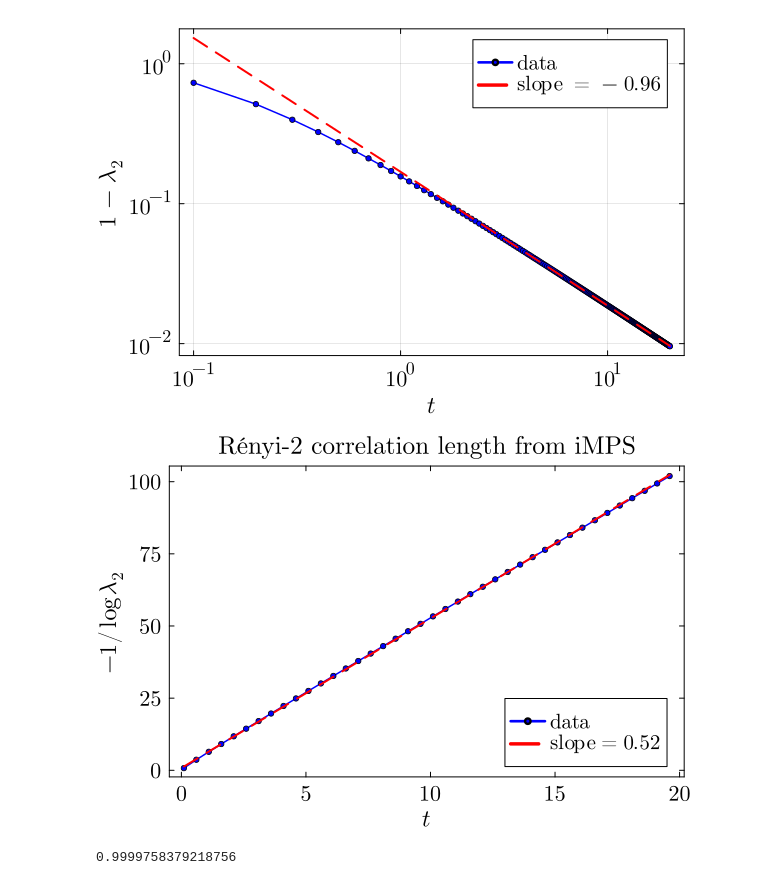
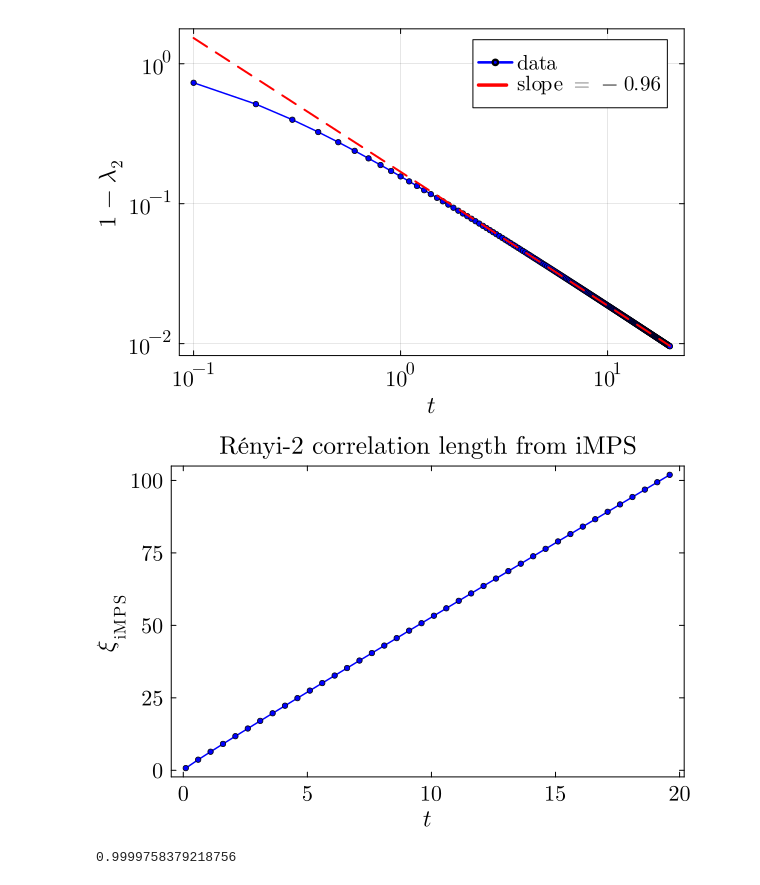
Before and after one commit to jahauser/U1_SWSSB, a Jupyter notebook: notebooks/26_01_03_iTEBD.ipynb, the cells around one changed output. Saved outputs shown, nothing was run; the diff lists cells and outputs as text; code cells hidden in the pictures.

```diff
--- a/notebooks/26_01_03_iTEBD.ipynb
+++ b/notebooks/26_01_03_iTEBD.ipynb
@@ -1248,29 +1248,34 @@ plt
 # %% [output]
 [figure]
 # %%
-plt = plot( legend=:outerright, framestyle=:box,
-           xlabel=L"t", ylabel=L"-1/\log \lambda_2")#, size=(400,400))
+plt = plot( #legend=:outerright,
+framestyle=:box,
+           xlabel=L"t", ylabel=L"\xi_{\textsf{iMPS}}",
+           tickfont=font("Computer Modern", 14), xguidefontsize = 16, yguidefontsize = 16, legendfontsize = 14, grid=false)#, size=(400,400))
 
 xs = 0:200
 ys = -1 ./ log.(processed_λs[:, 2:end])
 
 xdata = xs[2:5:end]
 ydata = ys[2:5:end, 1]
 
-plot!(plt, xdata * 0.1, ydata; color=:blue, label=L"\textrm{data}", m=(:circle, 3), lw=1.5, title="Rényi-2 correlation length from iMPS", titlefont=font("Computer Modern", 16))
+plot!(plt, xdata * 0.1, ydata; color=:blue,
+# label=L"\textrm{data}",
+label="",
+m=(:circle, 3), lw=1.5, title="Rényi-2 correlation length from iMPS", titlefont=font("Computer Modern", 16))
 
-t0 = 0
-A = [ones(length(xdata[t0+1:5:end])) xdata[t0+1:5:end]]
-b, m = A \ ydata[t0+1:5:end]
-fit_y = b .+ m .* xdata
-fit_label = L"\textrm{slope} = %$(round(m; digits=2))"
+# t0 = 0
+# A = [ones(length(xdata[t0+1:5:end])) xdata[t0+1:5:end]]
+# b, m = A \ ydata[t0+1:5:end]
+# fit_y = b .+ m .* xdata
+# fit_label = L"\textrm{slope} = %$(round(m; digits=2))"
 
-plot!(plt, xdata * 0.1, fit_y; l=:dash, color=:red, lw=2, label=fit_label, legend=:bottomright,
-tickfont=font("Computer Modern", 14), xguidefontsize = 16, yguidefontsize = 16, legendfontsize = 14, grid=false)
+# plot!(plt, xdata * 0.1, fit_y; l=:dash, color=:red, lw=2, label=fit_label, legend=:bottomright,
+# tickfont=font("Computer Modern", 14), xguidefontsize = 16, yguidefontsize = 16, legendfontsize = 14, grid=false)
 savefig(plt, "../figs/26_01_04/itebd_gap_scaling_new.pdf")
 plt
 # %% [output]
-[figure, old version]
+[figure, new version]
 # %%
 res = fit_y[21:end] .- ydata[21:end]
 dev = ydata[21:end] .- mean(ydata[21:end])
```
Also changed, not shown: 9 other files.
